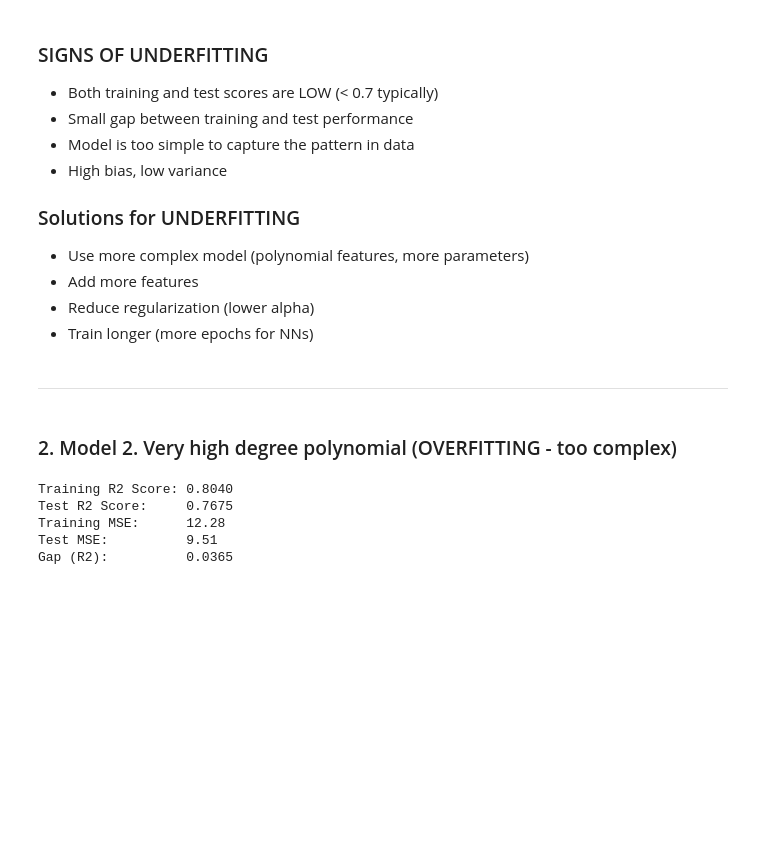
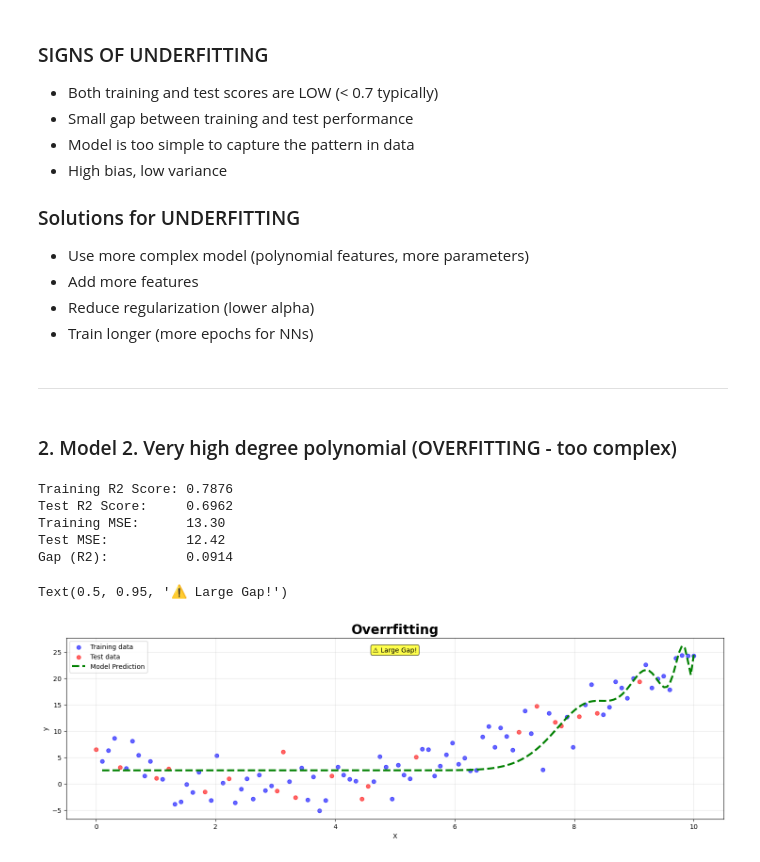
Before and after one commit to the-liyanage/from-scratch, a Jupyter notebook: regression/basic-linear-regression/underfitting-overfitting.ipynb, the cells around one changed output. Drawn from its saved outputs; the diff is of its cells as text; code cells hidden in the pictures; blank space fills up the shorter version.

Commit message:
Overfit graph added

```diff
--- a/regression/basic-linear-regression/underfitting-overfitting.ipynb
+++ b/regression/basic-linear-regression/underfitting-overfitting.ipynb
@@ -106,7 +106,7 @@ Text(0.5, 0.95, '⚠️ Both scores LOW\n(testR2|trainR2)')
 ### 2. Model 2. Very high degree polynomial (OVERFITTING - too complex)
 # %%
 # Model 2. Very high degree polynomial (overfitting - too complex)
-poly_overfit = PolynomialFeatures(degree = 40) #Way too complex
+poly_overfit = PolynomialFeatures(degree = 45) #Way too complex
 X_train_poly_over = poly_overfit.fit_transform(X_train)
 X_test_poly_over = poly_overfit.transform(X_test)
 
@@ -127,8 +127,28 @@ print(f"Training MSE:      {train_mse_over:.2f}")
 print(f"Test MSE:          {test_mse_over:.2f}")
 print(f"Gap (R2):          {abs(train_r2_over - test_r2_over):.4f}\n\n")
 # %% [output]
-Training R2 Score: 0.8040
-Test R2 Score:     0.7675
-Training MSE:      12.28
-Test MSE:          9.51
-Gap (R2):          0.0365
+Training R2 Score: 0.7876
+Test R2 Score:     0.6962
+Training MSE:      13.30
+Test MSE:          12.42
+Gap (R2):          0.0914
+# %%
+fig, axes = plt.subplots(figsize = (18,5))
+axes.scatter(X_train, y_train, alpha = 0.6, label = "Training data", color = "blue")
+axes.scatter(X_test, y_test, alpha = 0.6, label = "Test data", color = "red")
+# Adding a smooth line
+X_plot = np.linspace(X_train.min(), X_train.max(), 200).reshape(-1, 1)
+X_plot_poly = poly_overfit.transform(X_plot)
+y_plot_over = overfit_model.predict(X_plot_poly)
+axes.plot(X_plot, y_plot_over, "g--", linewidth = 3, label = "Model Prediction")
+axes.set_title(f"Overrfitting", fontsize = 20, fontweight = "bold")
+axes.set_xlabel("X")
+axes.set_ylabel("y")
+axes.legend()
+axes.grid(True, alpha = 0.3)
+axes.text(0.5, 0.95, '⚠️ Large Gap!', transform=axes.transAxes,
+            ha='center', va='top', bbox=dict(boxstyle='round', facecolor='yellow',
+                                             alpha=0.7))
+# %% [output]
+Text(0.5, 0.95, '⚠️ Large Gap!')
+[figure, added]
```
